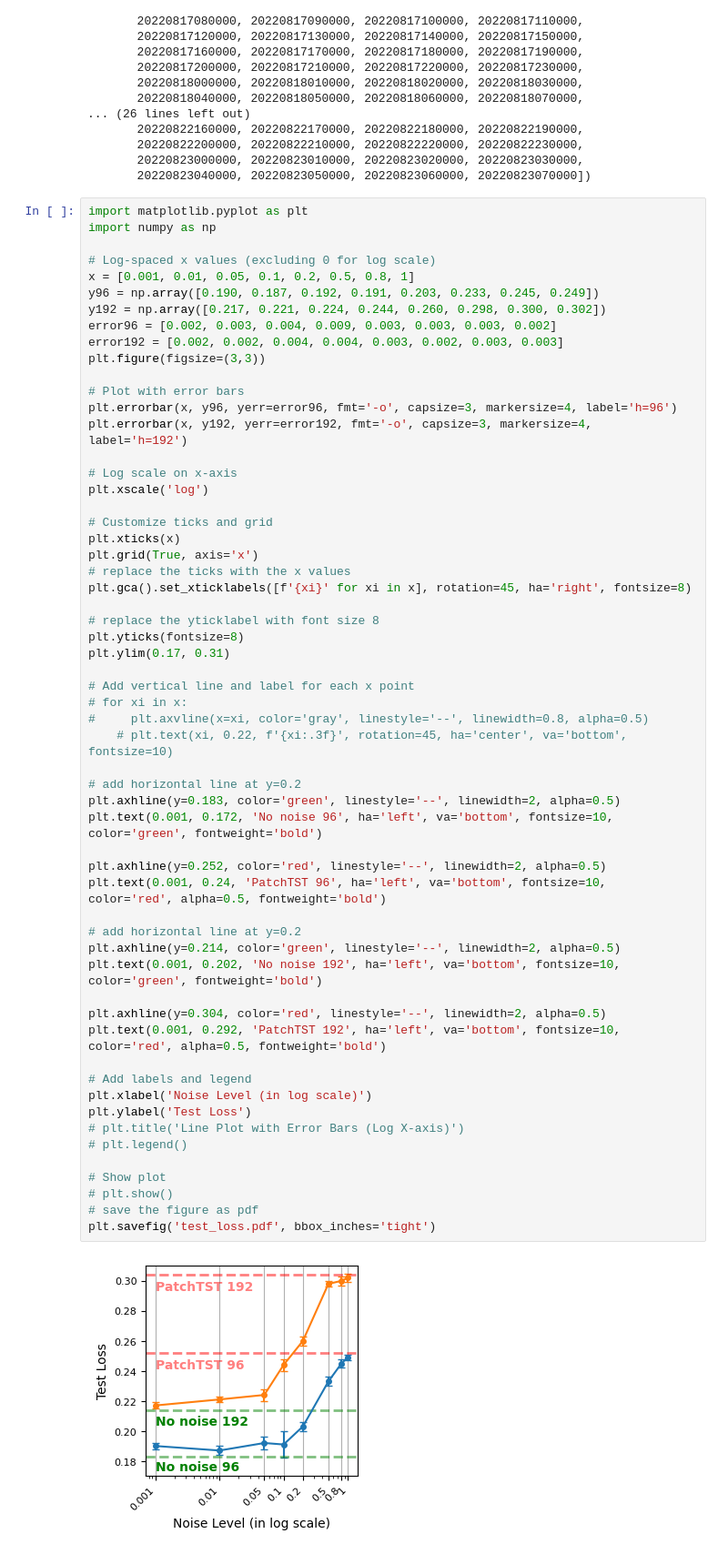
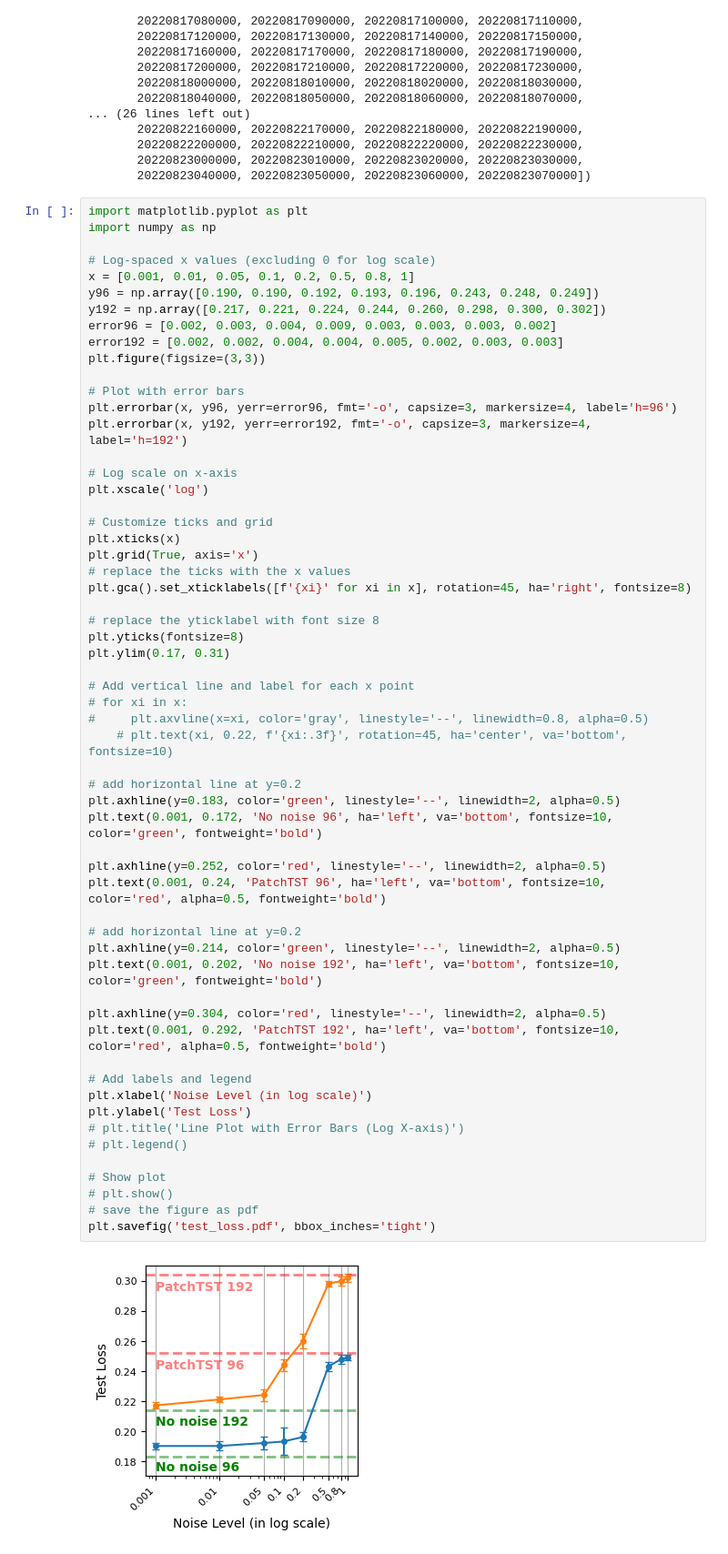
Before and after one commit to VEWOXIC/Universal-Cross-Modal-Time-Series-Forecasting-Pipeline, a Jupyter notebook: visualize.ipynb, the cells around one changed output. Shown: that part at 91% size. Saved outputs shown, nothing was run; the diff lists cells and outputs as text.

```diff
--- a/visualize.ipynb
+++ b/visualize.ipynb
@@ -97,10 +97,10 @@ import numpy as np
 
 # Log-spaced x values (excluding 0 for log scale)
 x = [0.001, 0.01, 0.05, 0.1, 0.2, 0.5, 0.8, 1]
-y96 = np.array([0.190, 0.187, 0.192, 0.191, 0.203, 0.233, 0.245, 0.249])
+y96 = np.array([0.190, 0.190, 0.192, 0.193, 0.196, 0.243, 0.248, 0.249])
 y192 = np.array([0.217, 0.221, 0.224, 0.244, 0.260, 0.298, 0.300, 0.302])
 error96 = [0.002, 0.003, 0.004, 0.009, 0.003, 0.003, 0.003, 0.002]
-error192 = [0.002, 0.002, 0.004, 0.004, 0.003, 0.002, 0.003, 0.003]
+error192 = [0.002, 0.002, 0.004, 0.004, 0.005, 0.002, 0.003, 0.003]
 plt.figure(figsize=(3,3))
 
 # Plot with error bars
@@ -123,31 +123,31 @@ plt.ylim(0.17, 0.31)
 # Add vertical line and label for each x point
 # for xi in x:
 #     plt.axvline(x=xi, color='gray', linestyle='--', linewidth=0.8, alpha=0.5)
     # plt.text(xi, 0.22, f'{xi:.3f}', rotation=45, ha='center', va='bottom', fontsize=10)
 
 # add horizontal line at y=0.2
 plt.axhline(y=0.183, color='green', linestyle='--', linewidth=2, alpha=0.5)
 plt.text(0.001, 0.172, 'No noise 96', ha='left', va='bottom', fontsize=10, color='green', fontweight='bold')
 
 plt.axhline(y=0.252, color='red', linestyle='--', linewidth=2, alpha=0.5)
 plt.text(0.001, 0.24, 'PatchTST 96', ha='left', va='bottom', fontsize=10, color='red', alpha=0.5, fontweight='bold')
 
 # add horizontal line at y=0.2
 plt.axhline(y=0.214, color='green', linestyle='--', linewidth=2, alpha=0.5)
 plt.text(0.001, 0.202, 'No noise 192', ha='left', va='bottom', fontsize=10, color='green', fontweight='bold')
 
 plt.axhline(y=0.304, color='red', linestyle='--', linewidth=2, alpha=0.5)
 plt.text(0.001, 0.292, 'PatchTST 192', ha='left', va='bottom', fontsize=10, color='red', alpha=0.5, fontweight='bold')
 
 # Add labels and legend
 plt.xlabel('Noise Level (in log scale)')
 plt.ylabel('Test Loss')
 # plt.title('Line Plot with Error Bars (Log X-axis)')
 # plt.legend()
 
 # Show plot
 # plt.show()
 # save the figure as pdf
 plt.savefig('test_loss.pdf', bbox_inches='tight')
 # %% [output]
-[figure, old version]
+[figure, new version]
```
Also changed, not shown: 9 other files.
